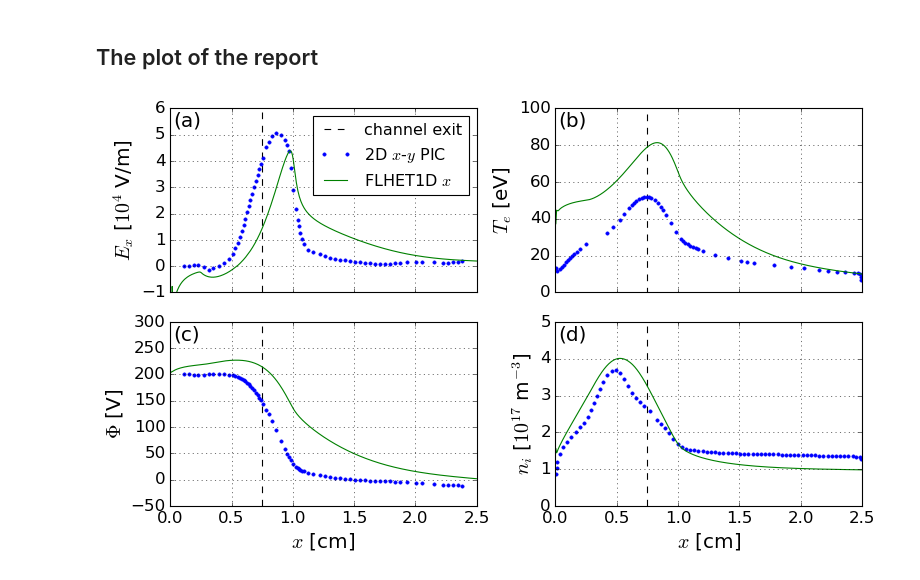
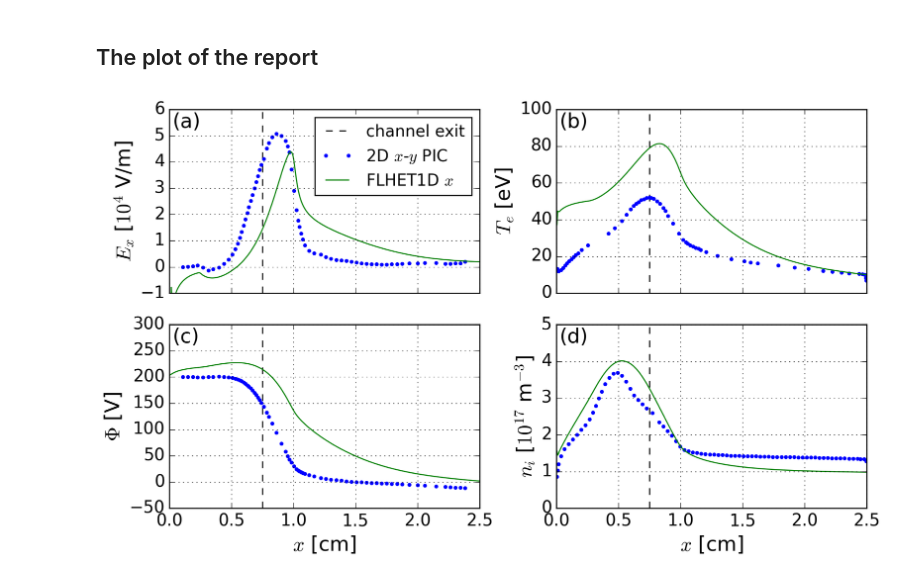
Before and after one commit to federicopetronio/FLHET1D, a Jupyter notebook: Plots_Charoy.ipynb, the cells around one changed output. Cells and saved outputs as stored; diff of their text form; code cells hidden in the pictures.

Commit message:
Changes for plotting chart for the defense.

```diff
--- a/Plots_Charoy.ipynb
+++ b/Plots_Charoy.ipynb
@@ -328,14 +328,14 @@ boolIonColl = msp.boolIonColl
 boolSizImposed  = msp.boolSizImposed
 Eion        = msp.Eion
 gamma_i     = msp.gamma_i
-Einj        = msp.Einj
+Te_inj        = msp.Te_inj
 Rext        = msp.Rext
 Te_Cath     = msp.Te_Cath
 CFL         = msp.CFL
 HEATFLUX    = msp.HEATFLUX
 IMPlICIT    = msp.IMPlICIT
 boolCircuit = msp.Circuit
-V           = msp.V
+V           = msp.V0
 # %% [output]
 Default Magnetic Field
 The ionization source term is imposed as specified in T.Charoy's thesis, section 2.2.2.
@@ -581,7 +581,7 @@ axs.legend()
 # %% [markdown]
 ## The plot of the report
 # %%
-f, axs = plt.subplots(2,2, figsize=(10,6))
+f, axs = plt.subplots(2,2, figsize=(10,6), dpi=192)
 
 axs[0, 0].plot([LTHR*100, LTHR*100], [-1.0, 6.0], 'k--', label="channel exit")
 axs[0, 0].plot(Ex_charoy[:,0], Ex_charoy[:,1], '.', label="2D $x$-$y$ PIC")
@@ -608,31 +608,31 @@ axs[0, 1].grid()
 
 axs[1, 0].plot([LTHR*100, LTHR*100], [-50., 300.], 'k--')
 axs[1, 0].plot(Ex_charoy[:,0], phi_charoy, '.')
 axs[1, 0].plot(x_center*100, phi_fluid, '-')
 axs[1, 0].set_ylim([-50., 300.])
 axs[1, 0].set_xlim([0., 2.5])
 axs[1, 0].text(0.025, 265., '(c)', fontsize=legendfontsize)
 axs[1, 0].set_xlabel("$x$ [cm]")
 axs[1, 0].set_ylabel("$\\phi$ [V]")
 axs[1, 0].xaxis.set_tick_params(labelsize=tickfontsize)
 axs[1, 0].yaxis.set_tick_params(labelsize=tickfontsize)
 axs[1, 0].set_xlabel("$x$ [cm]", fontsize=axisfontsize)
 axs[1, 0].set_ylabel("$\\Phi$ [V]", fontsize=axisfontsize)
 axs[1, 0].grid()
 
 axs[1, 1].plot([LTHR*100, LTHR*100], [0., 5.], 'k--')
 axs[1, 1].plot(ni_charoy[:,0], ni_charoy[:,1], '.')
 axs[1, 1].plot(x_center*100, P[1,:]/1e17, '-')
 axs[1, 1].set_xlim([0., 2.5])
 axs[1, 1].set_ylim([0., 5.0])
 axs[1, 1].text(0.025, 4.5, '(d)', fontsize=legendfontsize)
 axs[1, 1].xaxis.set_tick_params(labelsize=tickfontsize)
 axs[1, 1].yaxis.set_tick_params(labelsize=tickfontsize)
 axs[1, 1].set_xlabel("$x$ [cm]", fontsize=axisfontsize)
 axs[1, 1].set_ylabel("$n_i$ [$10^{17}$ m$^{-3}$]", fontsize=axisfontsize)
 axs[1, 1].grid()
 
 plt.tight_layout()
 plt.show()
 # %% [output]
-[figure, old version]
+[figure, new version]
```
Also changed, not shown: parts of 9 cells of this notebook, 3 other files.
